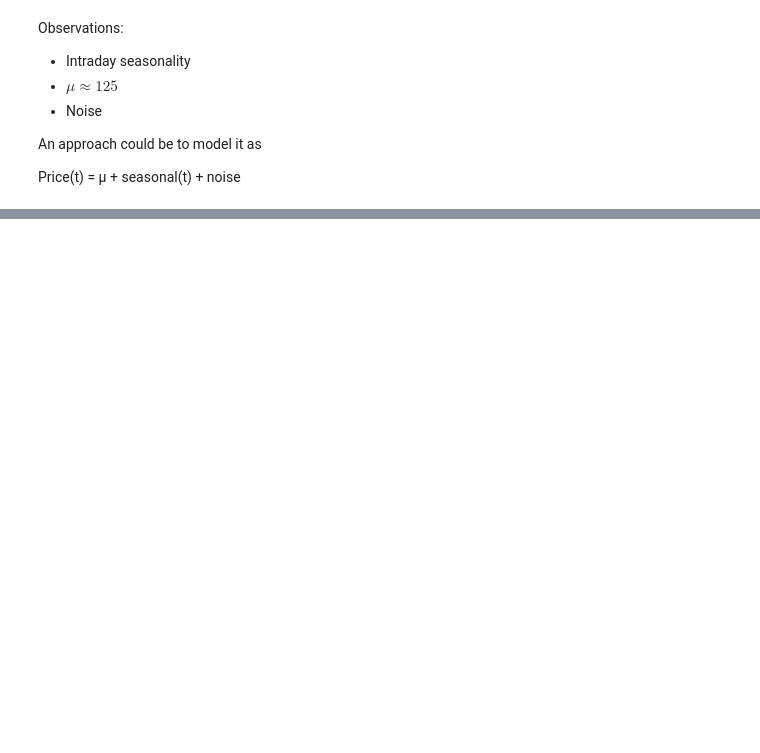
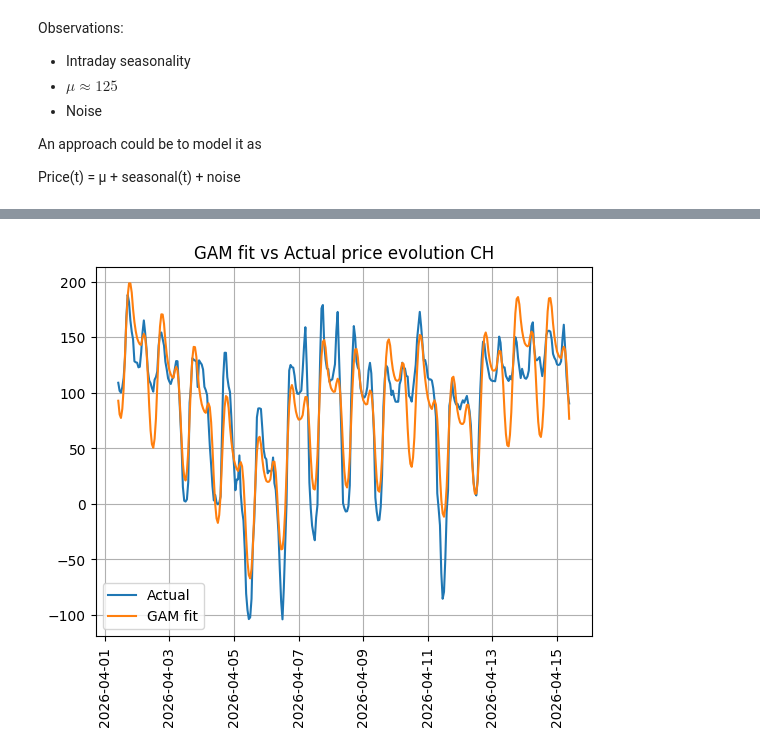
Before and after one commit to ddoebel/option-pricing, a Jupyter notebook: electricity_price_predictor/src/data_analysis/analyze_data.ipynb, the cells around one changed output, grey strips where cells are left out. Saved outputs shown, nothing was run; the diff lists cells and outputs as text; code cells hidden in the pictures; blank space fills up the shorter version.

```diff
--- a/electricity_price_predictor/src/data_analysis/analyze_data.ipynb
+++ b/electricity_price_predictor/src/data_analysis/analyze_data.ipynb
@@ -170,0 +204,26 @@ res.plot()
+# %%
+# Model with gam
+df["hour"] = df.index.hour
+df["t"] = range(len(df))
+
+df["hour_sin"] = np.sin(2 * np.pi * df["hour"] / 24)
+df["hour_cos"] = np.cos(2 * np.pi * df["hour"] / 24)
+
+from pygam import LinearGAM, s
+
+X = df[["t", "hour_sin", "hour_cos"]].values
+y = df["day_ahead_price"].values
+
+gam = LinearGAM(s(0) + s(1) + s(2)).fit(X, y)
+
+y_pred = gam.predict(X)
+
+plt.plot(df.index, y, label="Actual")
+plt.plot(df.index, y_pred, label="GAM fit")
+plt.xticks(rotation = 90)
+plt.title("GAM fit vs Actual price evolution CH")
+plt.grid()
+plt.legend()
+plt.show()
+# %% [output]
+[figure, added]
```
Also changed, not shown: parts of 18 cells of this notebook, 2 other files.
